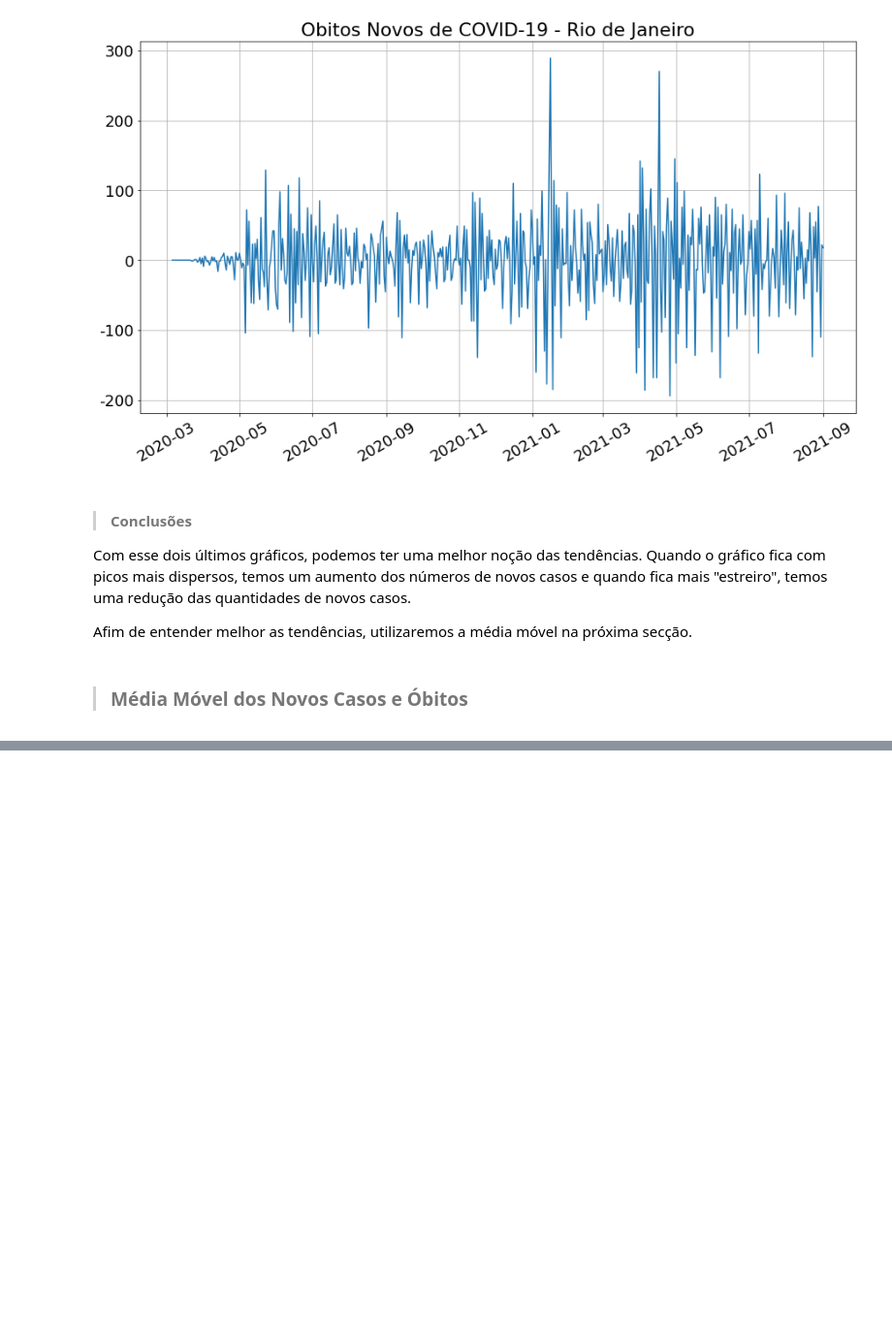
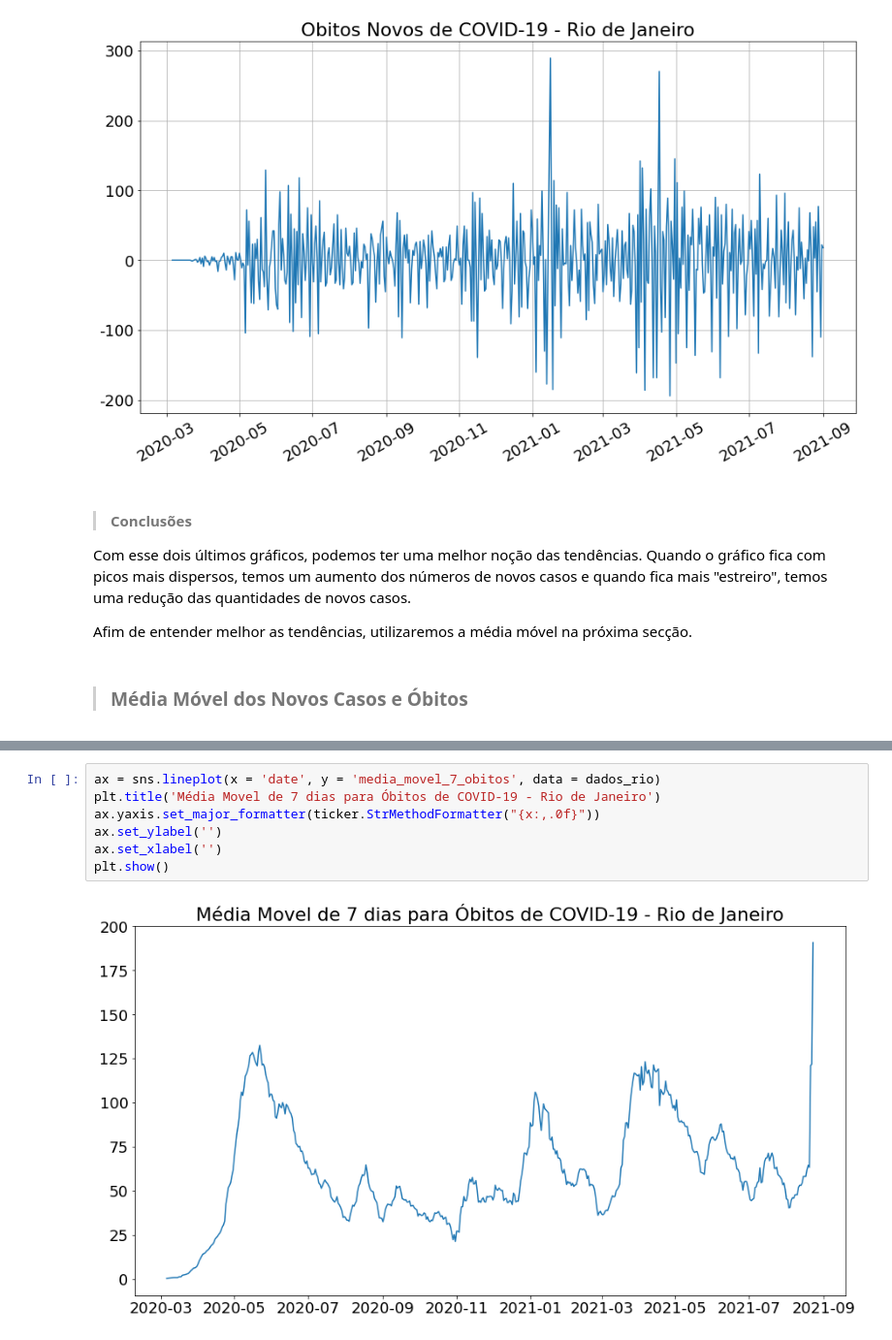
Before and after one commit to mvboas/analise_dados_covid_riodejaneiro, a Jupyter notebook: notebooks/forecast_covid_rio.ipynb, the cells around one changed output, grey strips where cells are left out. Shown at 97% size. Saved outputs shown, nothing was run; the diff lists cells and outputs as text; blank space fills up the shorter version.

```diff
--- a/notebooks/forecast_covid_rio.ipynb
+++ b/notebooks/forecast_covid_rio.ipynb
@@ -247,0 +260,9 @@ plt.
+# %%
+ax = sns.lineplot(x = 'date', y = 'media_movel_7_obitos', data = dados_rio)
+plt.title('Média Movel de 7 dias para Óbitos de COVID-19 - Rio de Janeiro')
+ax.yaxis.set_major_formatter(ticker.StrMethodFormatter("{x:,.0f}"))
+ax.set_ylabel('')
+ax.set_xlabel('')
+plt.show()
+# %% [output]
+[figure, added]
```
Also changed, not shown: parts of 14 cells of this notebook.
